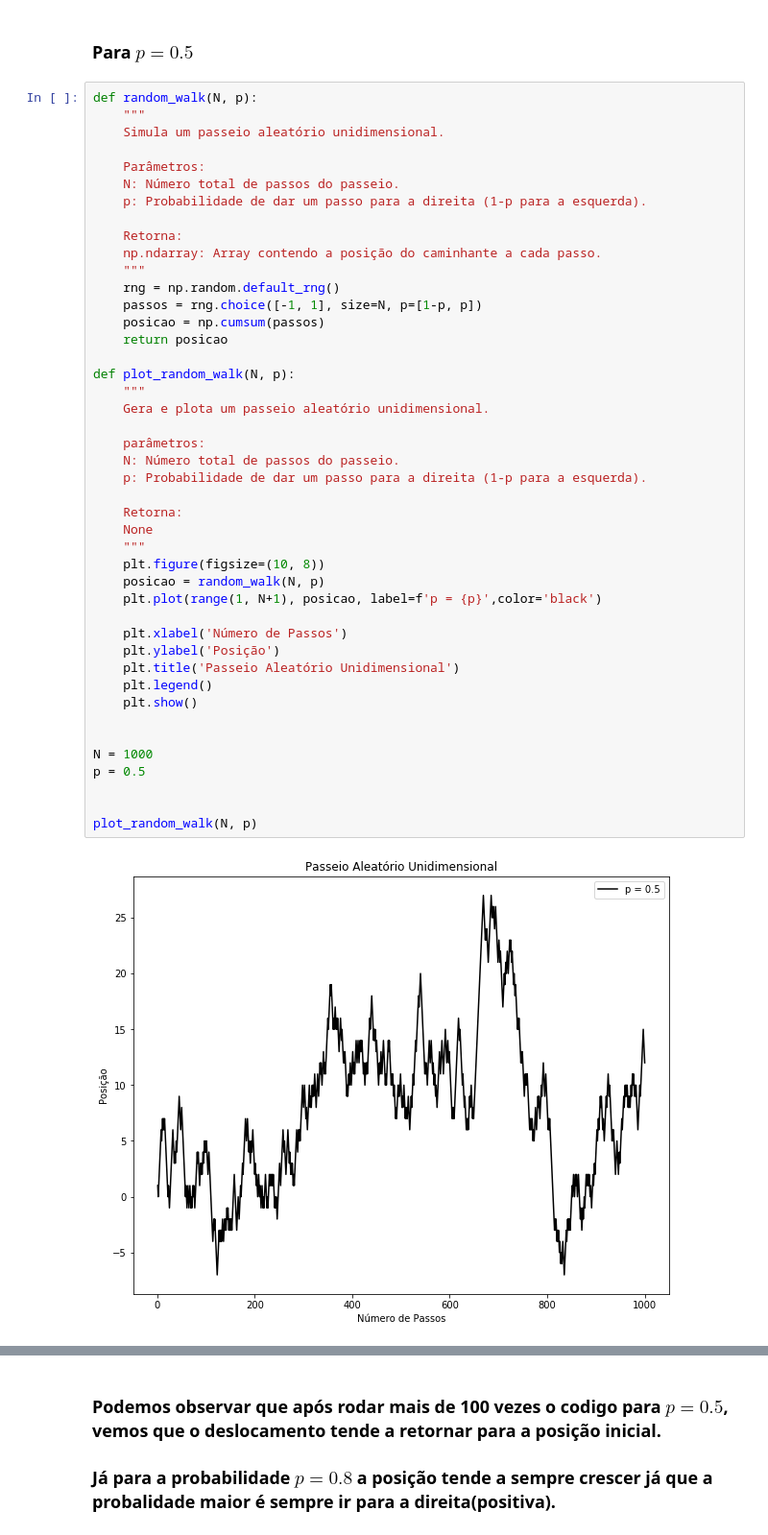
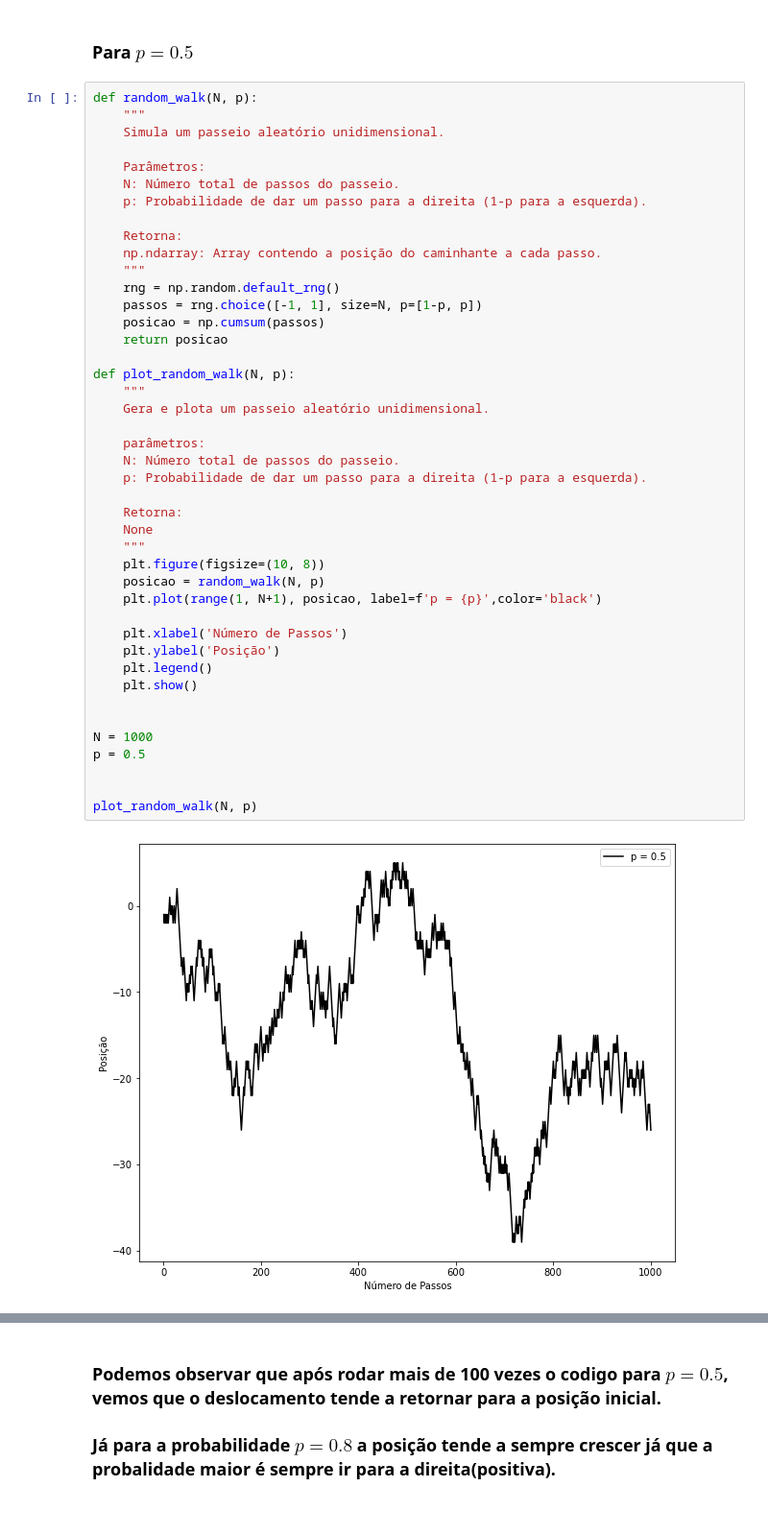
Before and after one commit to FelipeOliveiraFerreira/FIS-COMP, a Jupyter notebook: Tarefa-4/T4.ipynb, the cells around one changed output, grey strips where cells are left out. Shown at 96% size. Cells and saved outputs as stored; diff of their text form.

```diff
--- a/Tarefa-4/T4.ipynb
+++ b/Tarefa-4/T4.ipynb
@@ -22,35 +22,34 @@ def random_walk(N, p):
     posicao = np.cumsum(passos)
     return posicao
 
 def plot_random_walk(N, p):
     """
     Gera e plota um passeio aleatório unidimensional.
 
     parâmetros:
     N: Número total de passos do passeio.
     p: Probabilidade de dar um passo para a direita (1-p para a esquerda).
 
     Retorna:
     None
     """
     plt.figure(figsize=(10, 8))
     posicao = random_walk(N, p)
     plt.plot(range(1, N+1), posicao, label=f'p = {p}',color='black')
 
     plt.xlabel('Número de Passos')
     plt.ylabel('Posição')
-    plt.title('Passeio Aleatório Unidimensional')
     plt.legend()
     plt.show()
 
 
 N = 1000
 p = 0.5
 
 
 plot_random_walk(N, p)
 # %% [output]
-[figure, old version]
+[figure, new version]
 # %%
 def random_walk(N, p, num_simulacoes=100):
     """
```
Also changed, not shown: parts of 4 cells of this notebook, 1 other file.
